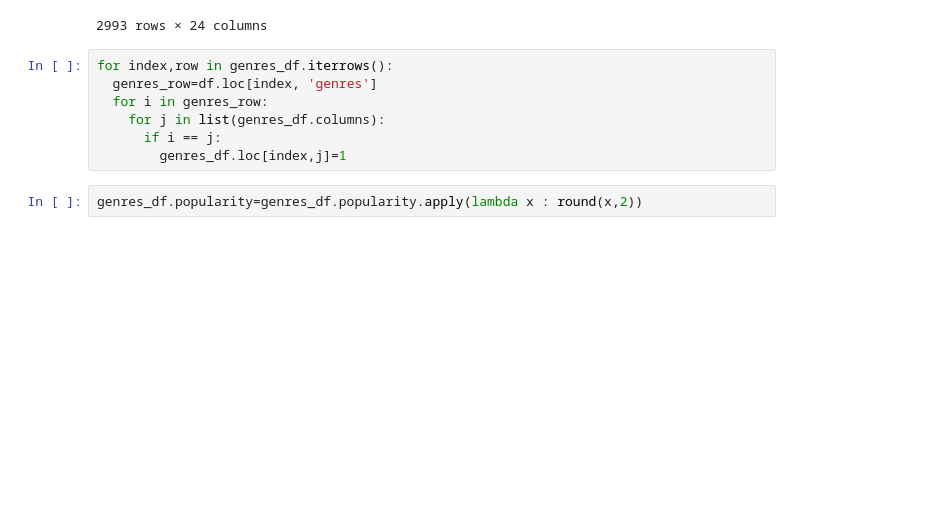
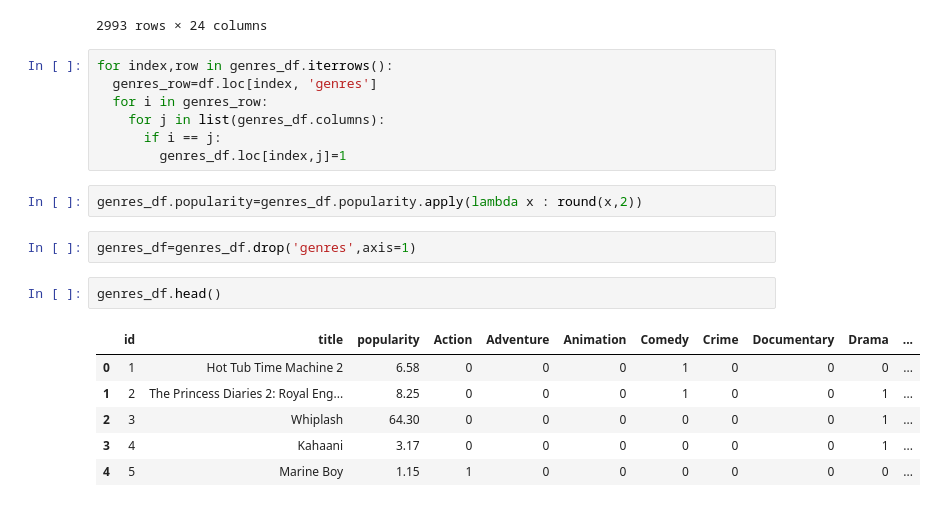
Before and after one commit to Ali-Asgar-Lakdawala/ML-Practice, a Jupyter notebook: KNN_imdb.ipynb, the cells around one changed output. Drawn from its saved outputs; the diff is of its cells as text; blank space fills up the shorter version.

```diff
--- a/KNN_imdb.ipynb
+++ b/KNN_imdb.ipynb
@@ -174,3 +174,14 @@ for index,row in genres_df.iterrows():
         genres_df.loc[index,j]=1
 # %%
 genres_df.popularity=genres_df.popularity.apply(lambda x : round(x,2))
+# %%
+genres_df=genres_df.drop('genres',axis=1)
+# %%
+genres_df.head()
+# %% [output]
+|  | id | title | popularity | Action | Adventure | Animation | Comedy | Crime | Documentary | Drama | ... |
+| 0 | 1 | Hot Tub Time Machine 2 | 6.58 | 0 | 0 | 0 | 1 | 0 | 0 | 0 | ... |
+| 1 | 2 | The Princess Diaries 2: Royal Eng... | 8.25 | 0 | 0 | 0 | 1 | 0 | 0 | 1 | ... |
+| 2 | 3 | Whiplash | 64.30 | 0 | 0 | 0 | 0 | 0 | 0 | 1 | ... |
+| 3 | 4 | Kahaani | 3.17 | 0 | 0 | 0 | 0 | 0 | 0 | 1 | ... |
+| 4 | 5 | Marine Boy | 1.15 | 1 | 0 | 0 | 0 | 0 | 0 | 0 | ... |
```
Also changed, not shown: parts of 9 cells of this notebook.
